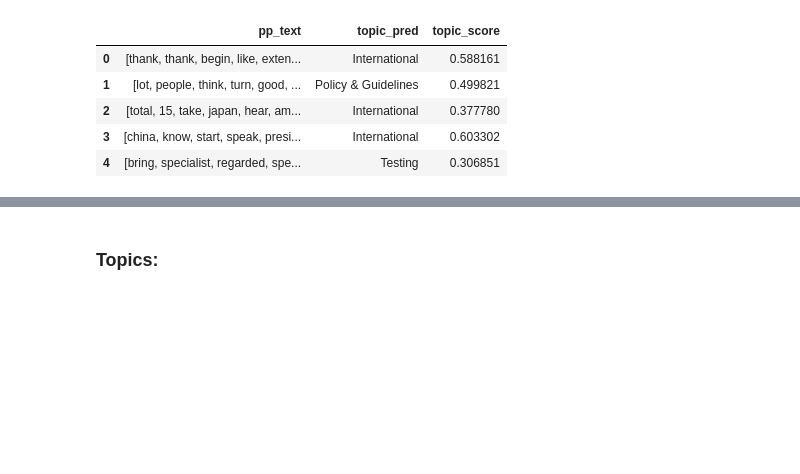
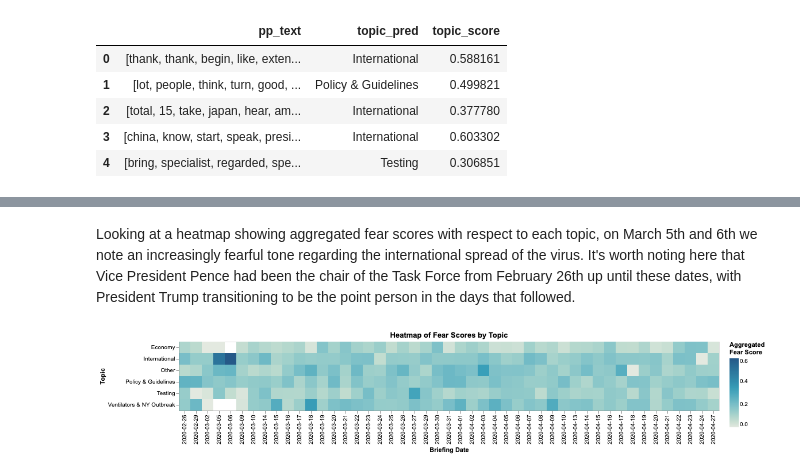
Before and after one commit to brendoncampbell/corona-briefing-tones, a Jupyter notebook: src/briefing_analysis.ipynb, the cells around one changed output, grey strips where cells are left out. Cells and saved outputs as stored; diff of their text form; code cells hidden in the pictures; blank space fills up the shorter version.

```diff
--- a/src/briefing_analysis.ipynb
+++ b/src/briefing_analysis.ipynb
@@ -361,7 +401,7 @@ topic_labels = {0:'Economy',
                 5:'Other'
                }
 # %%
-def get_most_prob_topic(unseen_document, model = lda_model):
+def get_most_prob_topic(unseen_text, model = lda_model):
     """
     Given an unseen_document, and a trained LDA model, this function
     finds the most likely topic (topic with the highest probability) from the
@@ -467,25 +514,17 @@ alt.Chart(emotion_by_date).mark_line().encode(
+# %% [markdown]
+Looking at a heatmap showing aggregated fear scores with respect to each topic, on March 5th and 6th we note an increasingly fearful tone regarding the international spread of the virus. It's worth noting here that Vice President Pence had been the chair of the Task Force from February 26th up until these dates, with President Trump transitioning to be the point person in the days that followed.
 # %%
-# plot heatmap by date for a speaker
+emo = 'fear'
 
-def emo_heatmap_by_date(speaker):
-    """
-    Generates a heatmap of emotion scores per briefing
-    for the specied speaker.
-    """
+topics_by_date = briefings_df.groupby(['topic_pred', 'date']).mean().reset_index()
+topics_by_date = topics_by_date.melt(['topic_pred', 'date'], var_name='emo', value_name='score')
 
-    speaker_feels = briefings_df[briefings_df['speaker']==speaker]
-    speaker_feels = speaker_feels.drop(columns=['topic_score', 'positive', 'negative'])
-
-    speaker_feels_by_date = speaker_feels.groupby(['date']).mean().reset_index()
-    speaker_feels_by_date = speaker_feels_by_date.melt('date', var_name='emo', value_name='score')
-
-
-    plot = alt.Chart(speaker_feels_by_date).mark_rect().encode(
-        alt.X('date:O', axis=alt.Axis(title='Briefing Date')),
-        alt.Y('emo:N', axis=alt.Axis(title='Emotion')),
-        alt.Color('score:Q',
-                  legend=alt.Legend(title='Score'),
-                  scale=alt.Scale(scheme='lighttealblue'))
-    ).properties(title = "Heatmap of Emotion Scores by Briefing for "+speaker)
-
-    return plot
+alt.Chart(topics_by_date[topics_by_date['emo'] == emo]).mark_rect().encode(
+    alt.X('date:O', axis=alt.Axis(title='Briefing Date')),
+    alt.Y('topic_pred:N', axis=alt.Axis(title='Topic')),
+    alt.Color('score:Q',
+              legend=alt.Legend(title=['Aggregated', emo.capitalize()+' Score']),
+              scale=alt.Scale(scheme='lighttealblue'))
+).properties(title = 'Heatmap of ' + emo.capitalize() + ' Scores by Topic')
+# %% [output]
+[figure, added]
@@ -498,2 +530,0 @@ emo_heatmap_by_date('Dr. Anthony Fauci')
-# %% [markdown]
-### Topics:
```
Also changed, not shown: parts of 27 cells of this notebook, 1 other file.
